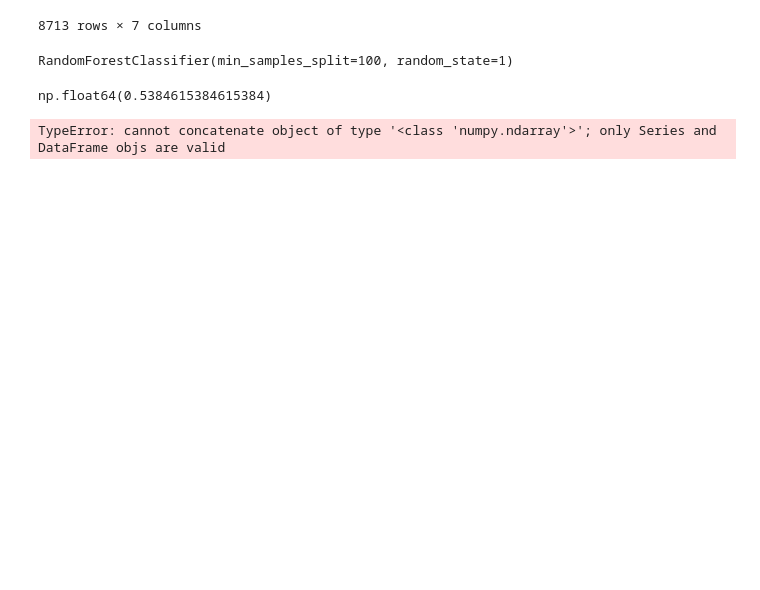
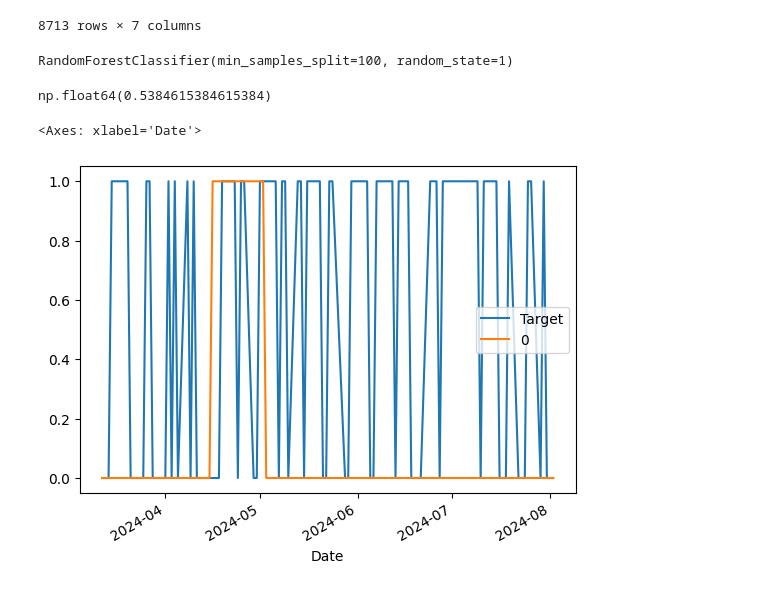
Before and after one commit to schenna217/StockPredictionWithML, a Jupyter notebook: StockPredictor.ipynb, the cells around one changed output. Drawn from its saved outputs; the diff is of its cells as text; code cells hidden in the pictures; blank space fills up the shorter version.

Commit message:
Plotted actual and predicted values

```diff
--- a/StockPredictor.ipynb
+++ b/StockPredictor.ipynb
@@ -155,13 +155,20 @@ predictions = model.predict(test[predictors])
 import pandas as pd
 
 # Use same index as test data set
-preds = pd.Series(predictions, index = test.index)
+predictions = pd.Series(predictions, index = test.index)
 # %%
 # Not a good precision score
 precision_score(test["Target"], predictions)
 # %% [output]
 np.float64(0.5384615384615384)
 # %%
+# Combined of actual values with the predicted values
 combined = pd.concat([test["Target"], predictions], axis = 1)
-# %% [output]
-TypeError: cannot concatenate object of type '<class 'numpy.ndarray'>'; only Series and DataFrame objs are valid
+# %%
+combined.plot()
+
+# Orange line (0) is our predictions
+# Blue l
+# %% [output]
+<Axes: xlabel='Date'>
+[figure, added]
```
